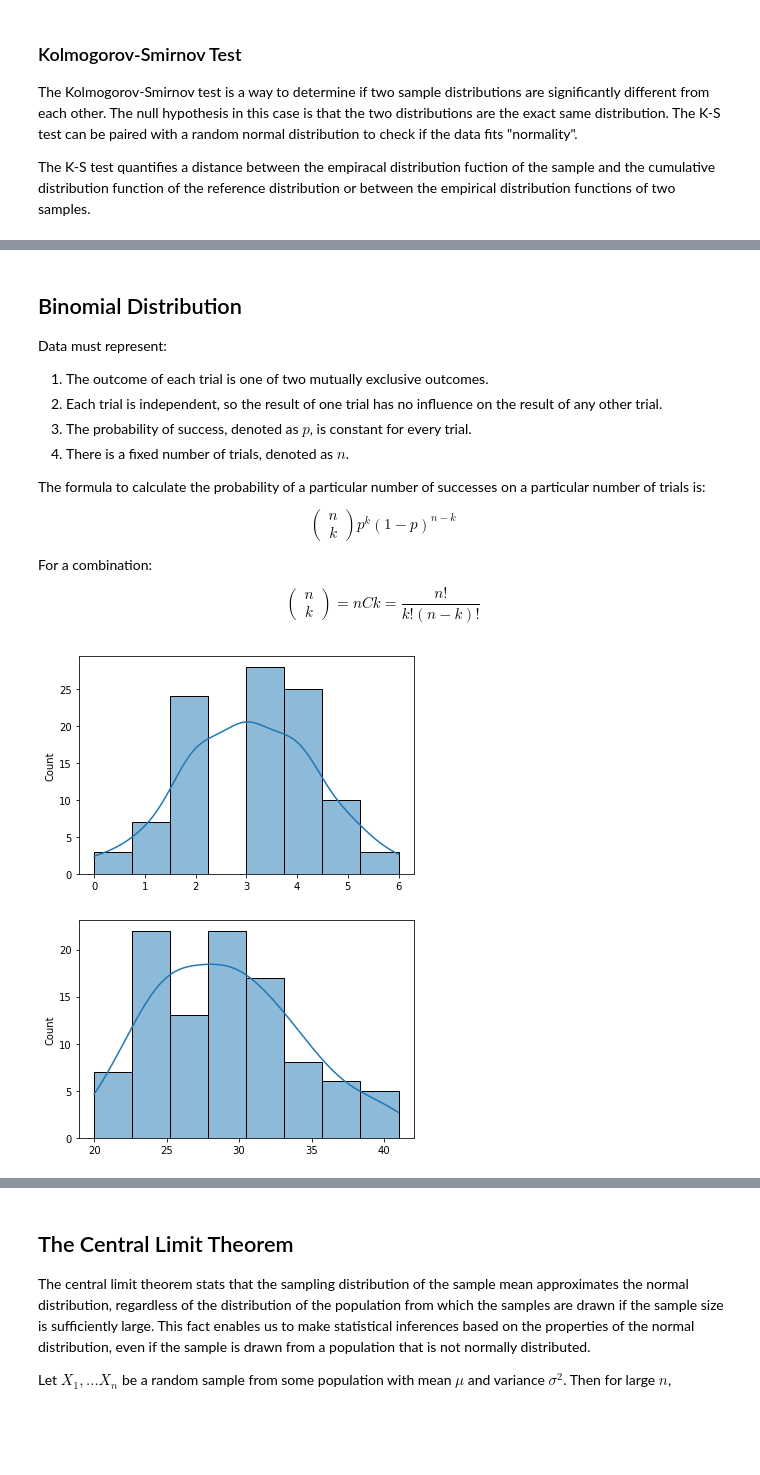
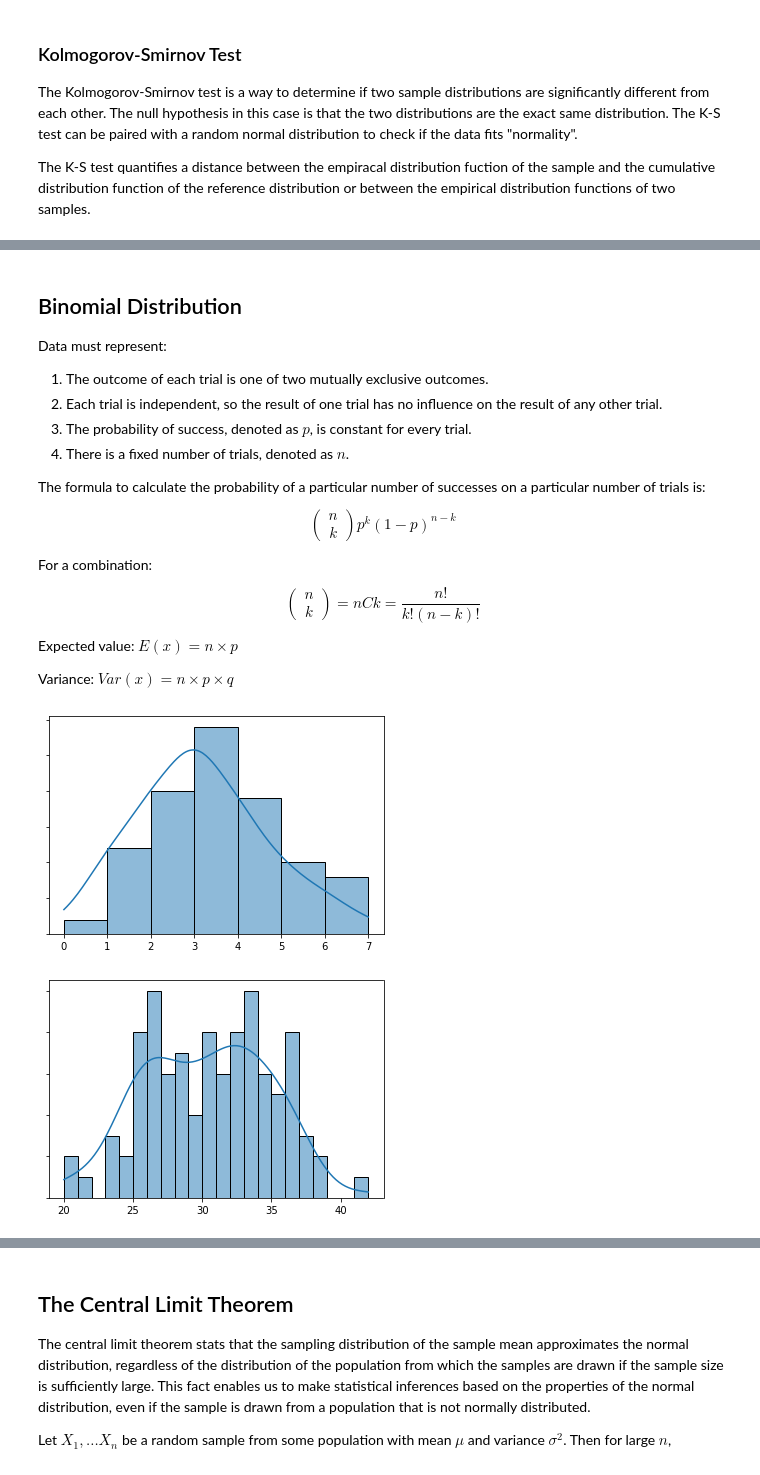
Before and after one commit to jonathanhild/notebooks, a Jupyter notebook: stats_distributions.ipynb, the cells around one changed output, grey strips where cells are left out. Drawn from its saved outputs; the diff is of its cells as text; code cells hidden in the pictures; blank space fills up the shorter version.

```diff
--- a/stats_distributions.ipynb
+++ b/stats_distributions.ipynb
@@ -144,20 +177,28 @@ $$
     k
     \end{pmatrix}=nCk=\frac{n!}{k!(n-k)!}
 $$
+
+Expected value: $E(x) = n \times p$
+
+Variance: $Var(x) = n \times p \times q$
 # %%
 bd1 = stats.binom.rvs(n=10, p=0.3, size=100)
 fig, ax = plt.subplots(figsize=(6, 4))
-ax = sns.histplot(bd1, kde=True)
+ax = sns.histplot(bd1, binwidth=1, kde=True)
+ax.set_ylabel('')
+ax.set_yticklabels('')
 plt.show()
 # %% [output]
-[figure, old version]
+[figure, new version]
 # %%
 bd2 = stats.binom.rvs(n=100, p=0.3, size=100)
 fig, ax = plt.subplots(figsize=(6, 4))
-ax = sns.histplot(bd2, kde=True)
+ax = sns.histplot(bd2, binwidth=1, kde=True)
+ax.set_ylabel('')
+ax.set_yticklabels('')
 plt.show()
 # %% [output]
-[figure, old version]
+[figure, new version]
 # %%
 bd3 = stats.binom.rvs(n=1000, p=0.3, size=10_000)
 fig, ax = plt.subplots(figsize=(6, 4))
```
Also changed, not shown: parts of 22 cells of this notebook.
